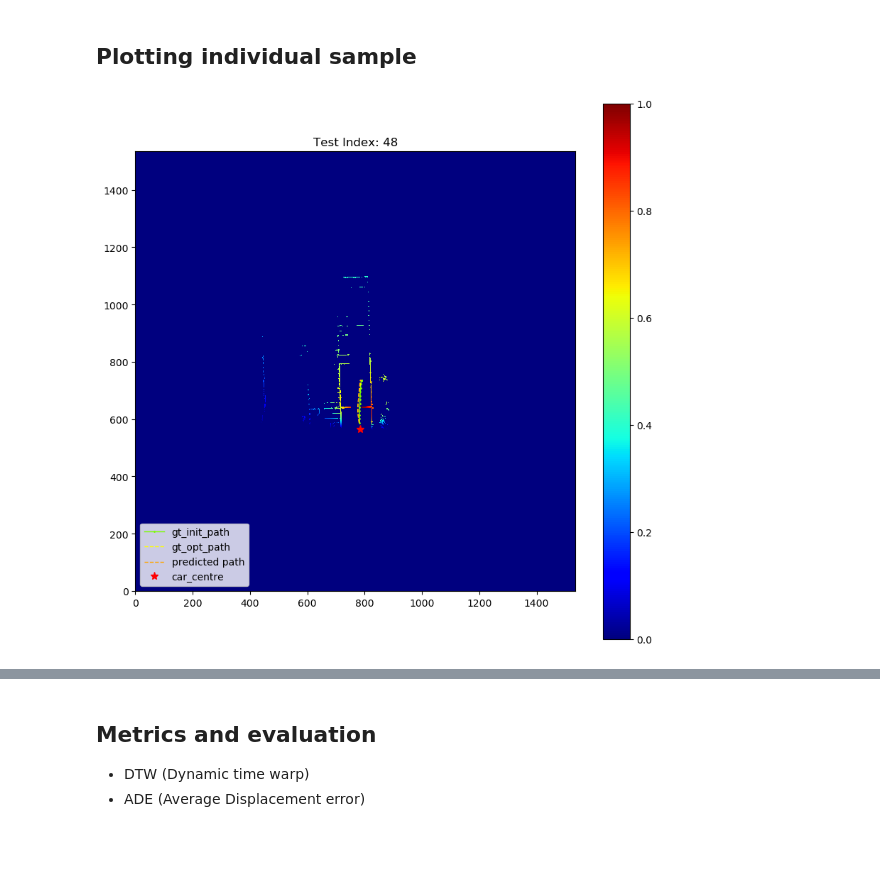
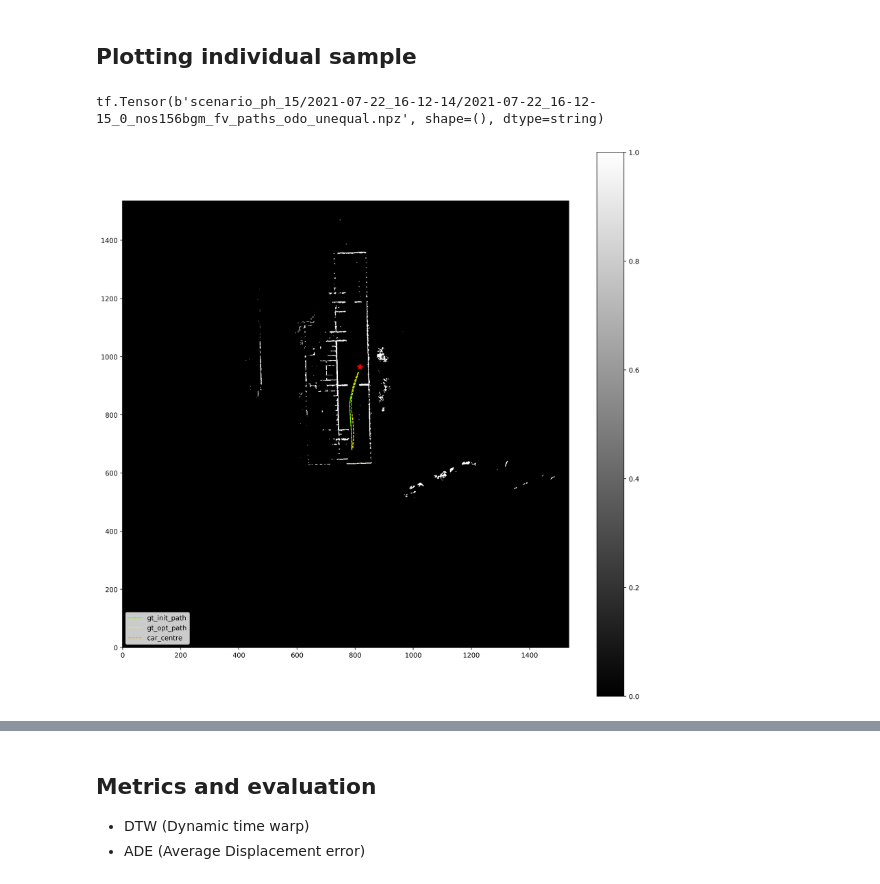
Before and after one commit to saitejamalyala/rosbag2numpy, a Jupyter notebook: test_model_fv.ipynb, the cells around one changed output, grey strips where cells are left out. Saved outputs shown, nothing was run; the diff lists cells and outputs as text; code cells hidden in the pictures; blank space fills up the shorter version.

Commit message:
update:GRU model, plotting updates in test_model_fv.ipynb

```diff
--- a/test_model_fv.ipynb
+++ b/test_model_fv.ipynb
@@ -25,7 +25,7 @@ os.environ["CUDA_VISIBLE_DEVICES"] = "3"
 ## Load data set
 # %%
 ds_loader = dataset_loader(
-    tfrec_dir=params.get("data_dir"),
+    tfrec_dir= '/bigpool/projects/yao_SCANGAN360/New_Folder/tf_records_w_bgm_fv_diff_unequal',
     #'/bigpool/projects/yao_SCANGAN360/New_Folder/tf_records_w_bgm_fv_diff_unequal',#params.get("data_dir"),
     batch_size=32,
     shuffle_buffer=3200,
@@ -137,7 +137,10 @@ diff_path = np_test_ds_all["diff_path"]
 # %% [markdown]
 ## Load pretrained model
 # %%
-wandbmodel_path = '/netpool/work/gpu-3/users/malyalasa/New_folder/rosbag2numpy/wandb/run-20210925_083501-7b6nj1fr/files/model-best.h5'
+
+wandbmodel_path = '/netpool/work/gpu-3/users/malyalasa/New_folder/rosbag2numpy/wandb/run-20210924_031631-lhsjbn8r/files/model-best.h5'
+#'/netpool/work/gpu-3/users/malyalasa/New_folder/rosbag2numpy/wandb/run-20211007_142205-4f16v6pz/files/model-best.h5' (GRU-daily-star-19)
+#'/netpool/work/gpu-3/users/malyalasa/New_folder/rosbag2numpy/wandb/run-20210922_142250-349jb33u/files/model-best.h5' (TDD-4 units - youthful-monkey-60)
 #'/netpool/work/gpu-3/users/malyalasa/New_folder/rosbag2numpy/wandb/run-20210925_083501-7b6nj1fr/files/model-best.h5' (breezy-sweep-15)
 #'/netpool/work/gpu-3/users/malyalasa/New_folder/rosbag2numpy/wandb/run-20210925_080546-xoxoxow6/files/model-best.h5' (prime-sweep-5)
 #'/netpool/work/gpu-3/users/malyalasa/New_folder/rosbag2numpy/wandb/run-20210924_031631-lhsjbn8r/files/model-best.h5' (laced-sweep-28)
@@ -153,8 +156,11 @@ all_model_paths = ['/netpool/work/gpu-3/users/malyalasa/New_folder/rosbag2numpy/
 '/netpool/work/gpu-3/users/malyalasa/New_folder/rosbag2numpy/wandb/run-20210922_162541-2bwn3ku4/files/model-best.h5'  ,
 '/netpool/work/gpu-3/users/malyalasa/New_folder/wandb/run-20210922_010110-1sb0es02/files/model-best.h5' ,
 '/netpool/work/gpu-3/users/malyalasa/New_folder/wandb/run-20210921_225739-3tq5o6wv/files/model-best.h5' ,
+'/netpool/work/gpu-3/users/malyalasa/New_folder/rosbag2numpy/wandb/run-20210922_142250-349jb33u/files/model-best.h5',
 '/netpool/work/gpu-3/users/malyalasa/New_folder/wandb/run-20210921_223929-2789gz0e/files/model-best.h5' ,
 '/netpool/work/gpu-3/users/malyalasa/New_folder/rosbag2numpy/wandb/run-20210922_154305-30js7pw0/files/model-best.h5' ]
+
+#all_model_paths = ['/netpool/work/gpu-3/users/malyalasa/New_folder/rosbag2numpy/wandb/run-20211007_142205-4f16v6pz/files/model-best.h5']
 
 load_wandb  = tf.keras.models.load_model(wandbmodel_path)
 predictions = load_wandb.predict(feature_v)
@@ -162,5 +168,6 @@ predicted_paths = init_path - predictions
 predicted_paths.shape
 np.shape(np.expand_dims(feature_v[0],axis=0))
 
-len(all_model_paths)
+print(len(all_model_paths))
+load_wandb.summary()
 # %% [output]
@@ -231,44 +311,53 @@ test_loss,test_accuracy = pp_model.evaluate(ds_test)
 # %% [markdown]
 ## Plotting individual sample
 # %%
+idx=107
 normalized_factor=1536
-idx=48
-plt.figure(figsize=(10,10),dpi=100)
-plt.imshow(cost_map[idx].astype(float),origin='lower',cmap='jet')
+
+b_feature_v = np.zeros_like(feature_v[idx])
+b_feature_v[np.where(feature_v[idx]>0)]=1
+b_predictions = load_wandb.predict(np.expand_dims(b_feature_v,axis=0))
+b_predicted_paths = init_path - b_predictions
+
+bgm = np.zeros_like(cost_map[idx])
+bgm[np.where(cost_map[idx].astype(float)>0)]=1
+plt.figure(figsize=(15,15),dpi=400)
+plt.imshow(bgm.astype(float),origin='lower',cmap='gray')
 plt.colorbar()
 plt.plot(
     init_path[idx][:, 0]*normalized_factor,
     init_path[idx][:, 1]*normalized_factor,
     "o-",
     color="lawngreen",
     markersize=1,
     linewidth=1,
 )
 plt.plot(
     opt_path[idx][:, 0]*normalized_factor,
     opt_path[idx][:, 1]*normalized_factor,
     "--",
     color="yellow",
     markersize=1,
     linewidth=1,
 )
 
+
 plt.plot(
-    predicted_paths[idx][:, 0]*normalized_factor,
-    predicted_paths[idx][:, 1]*normalized_factor,
+    b_predicted_paths[idx][:, 0]*normalized_factor,
+    b_predicted_paths[idx][:, 1]*normalized_factor,
     "--",
     color="orange",
     markersize=1,
     linewidth=1,
 )
+
 plt.plot(car_odo[idx][0] *normalized_factor,car_odo[idx][1] *normalized_factor,
-    "r*",
+    "*",
     color="red",
-    markersize=8,
+    markersize=9,
 )
-plt.legend(['gt_init_path', 'gt_opt_path', 'predicted path','car_centre'], loc='lower left')
-plt.title(f"Test Index: {idx}")
-plt.show()
-file_name = file_details[idx].numpy().decode('utf-8').replace("cm_fv_paths_odo_unequal.npz","")
+plt.legend(['gt_init_path', 'gt_opt_path', 'car_centre'], loc='lower left')
+print(file_details[idx])
 # %% [output]
+tf.Tensor(b'scenario_ph_15/2021-07-22_16-12-14/2021-07-22_16-12-15_0_nos156bgm_fv_paths_odo_unequal.npz', shape=(), dtype=string)
-[figure, old version]
+[figure, new version]
```
Also changed, not shown: parts of 22 cells of this notebook, 8 other files.
